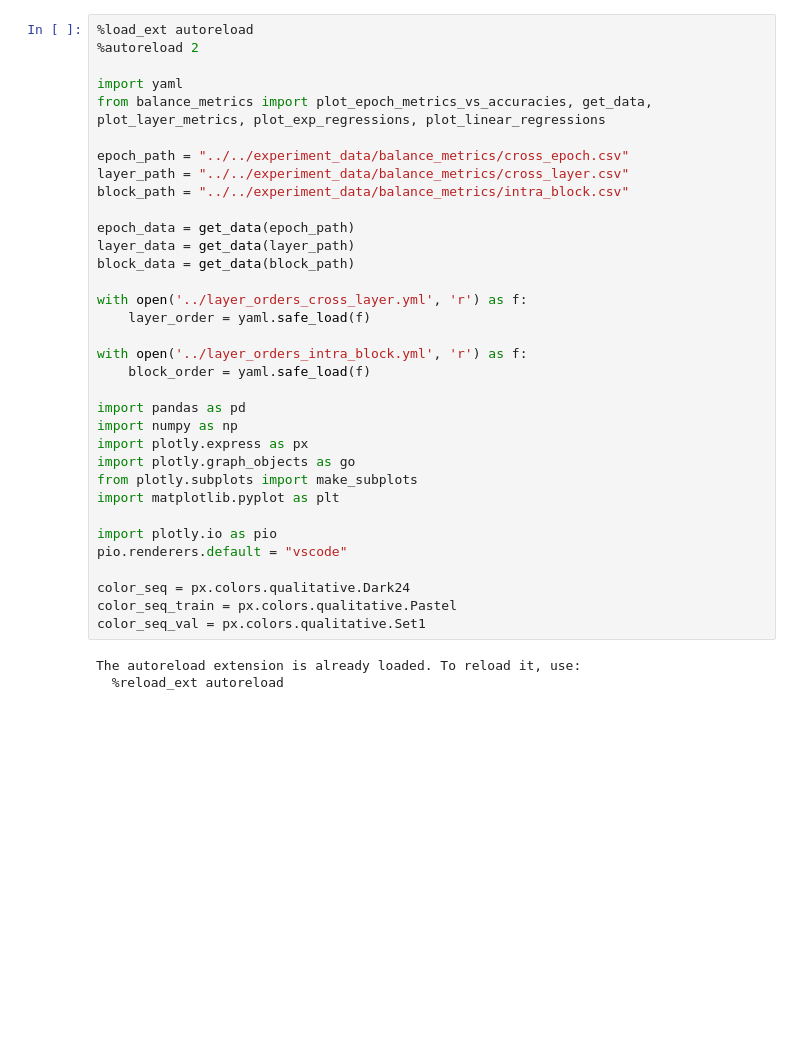
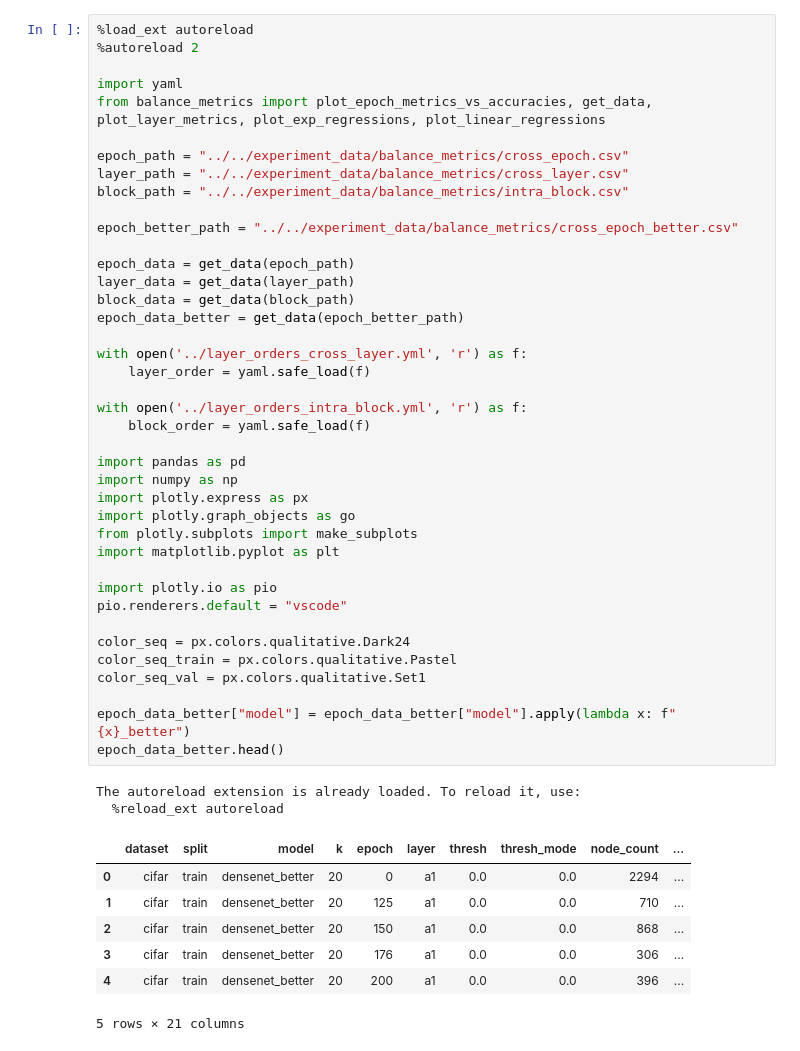
Before and after one commit to vgl-iisc/dnn-topple, a Jupyter notebook: experiments/balance_metrics/epoch_exploration.ipynb, the cells around one changed output. Cells and saved outputs as stored; diff of their text form; blank space fills up the shorter version.

Commit message:
exp: get results for better models

```diff
--- a/experiments/balance_metrics/epoch_exploration.ipynb
+++ b/experiments/balance_metrics/epoch_exploration.ipynb
@@ -8,30 +8,43 @@ from balance_metrics import plot_epoch_metrics_vs_accuracies, get_data, plot_lay
 epoch_path = "../../experiment_data/balance_metrics/cross_epoch.csv"
 layer_path = "../../experiment_data/balance_metrics/cross_layer.csv"
 block_path = "../../experiment_data/balance_metrics/intra_block.csv"
 
+epoch_better_path = "../../experiment_data/balance_metrics/cross_epoch_better.csv"
+
 epoch_data = get_data(epoch_path)
 layer_data = get_data(layer_path)
 block_data = get_data(block_path)
+epoch_data_better = get_data(epoch_better_path)
 
 with open('../layer_orders_cross_layer.yml', 'r') as f:
     layer_order = yaml.safe_load(f)
 
 with open('../layer_orders_intra_block.yml', 'r') as f:
     block_order = yaml.safe_load(f)
 
 import pandas as pd
 import numpy as np
 import plotly.express as px
 import plotly.graph_objects as go
 from plotly.subplots import make_subplots
 import matplotlib.pyplot as plt
 
 import plotly.io as pio
 pio.renderers.default = "vscode"
 
 color_seq = px.colors.qualitative.Dark24
 color_seq_train = px.colors.qualitative.Pastel
 color_seq_val = px.colors.qualitative.Set1
+
+epoch_data_better["model"] = epoch_data_better["model"].apply(lambda x: f"{x}_better")
+epoch_data_better.head()
 # %% [output]
 The autoreload extension is already loaded. To reload it, use:
   %reload_ext autoreload
+|  | dataset | split | model | k | epoch | layer | thresh | thresh_mode | node_count | ... |
+| 0 | cifar | train | densenet_better | 20 | 0 | a1 | 0.0 | 0.0 | 2294 | ... |
+| 1 | cifar | train | densenet_better | 20 | 125 | a1 | 0.0 | 0.0 | 710 | ... |
+| 2 | cifar | train | densenet_better | 20 | 150 | a1 | 0.0 | 0.0 | 868 | ... |
+| 3 | cifar | train | densenet_better | 20 | 176 | a1 | 0.0 | 0.0 | 306 | ... |
+| 4 | cifar | train | densenet_better | 20 | 200 | a1 | 0.0 | 0.0 | 396 | ... |
+5 rows × 21 columns
```
Also changed, not shown: parts of 3 cells of this notebook, 3 other files.
